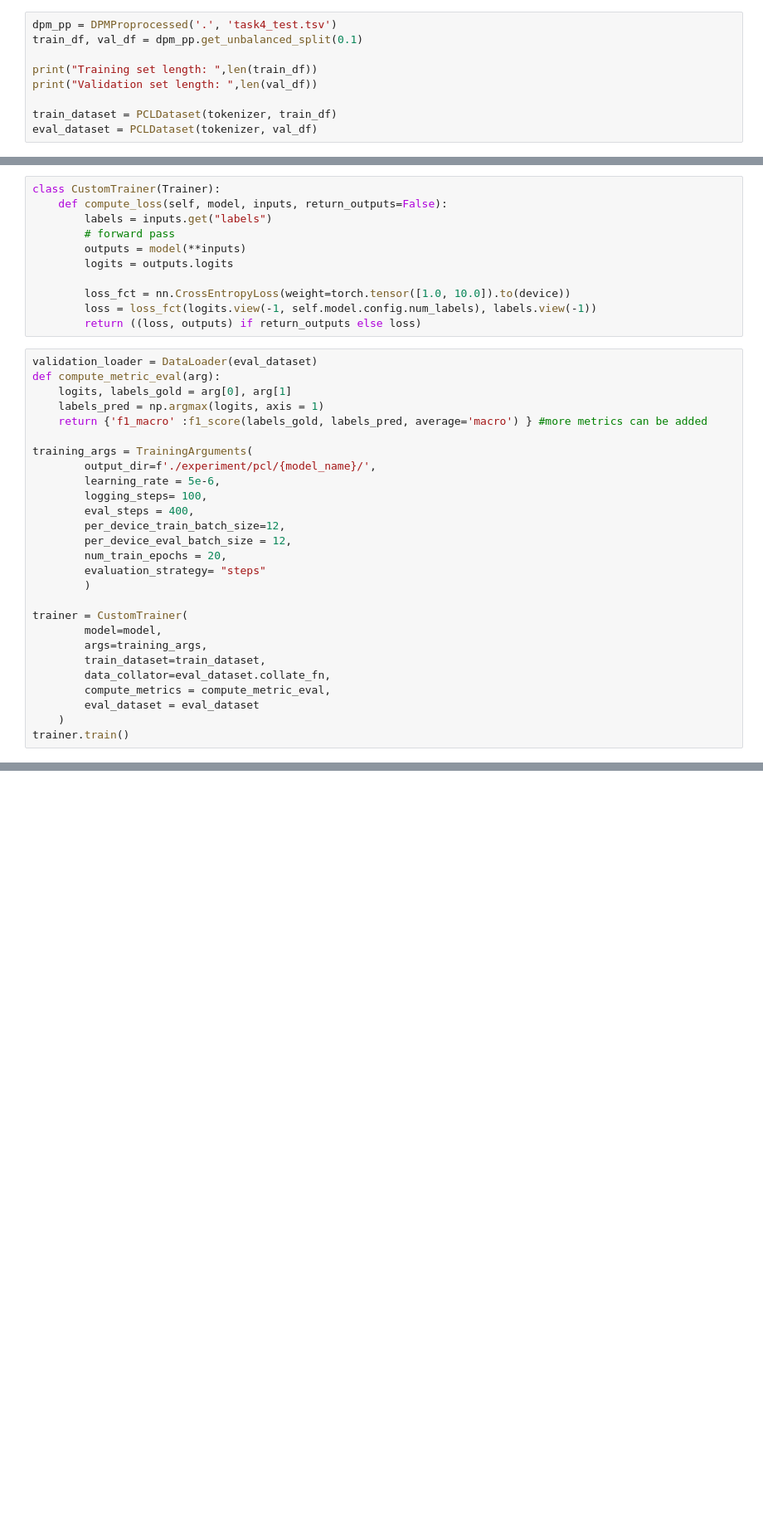
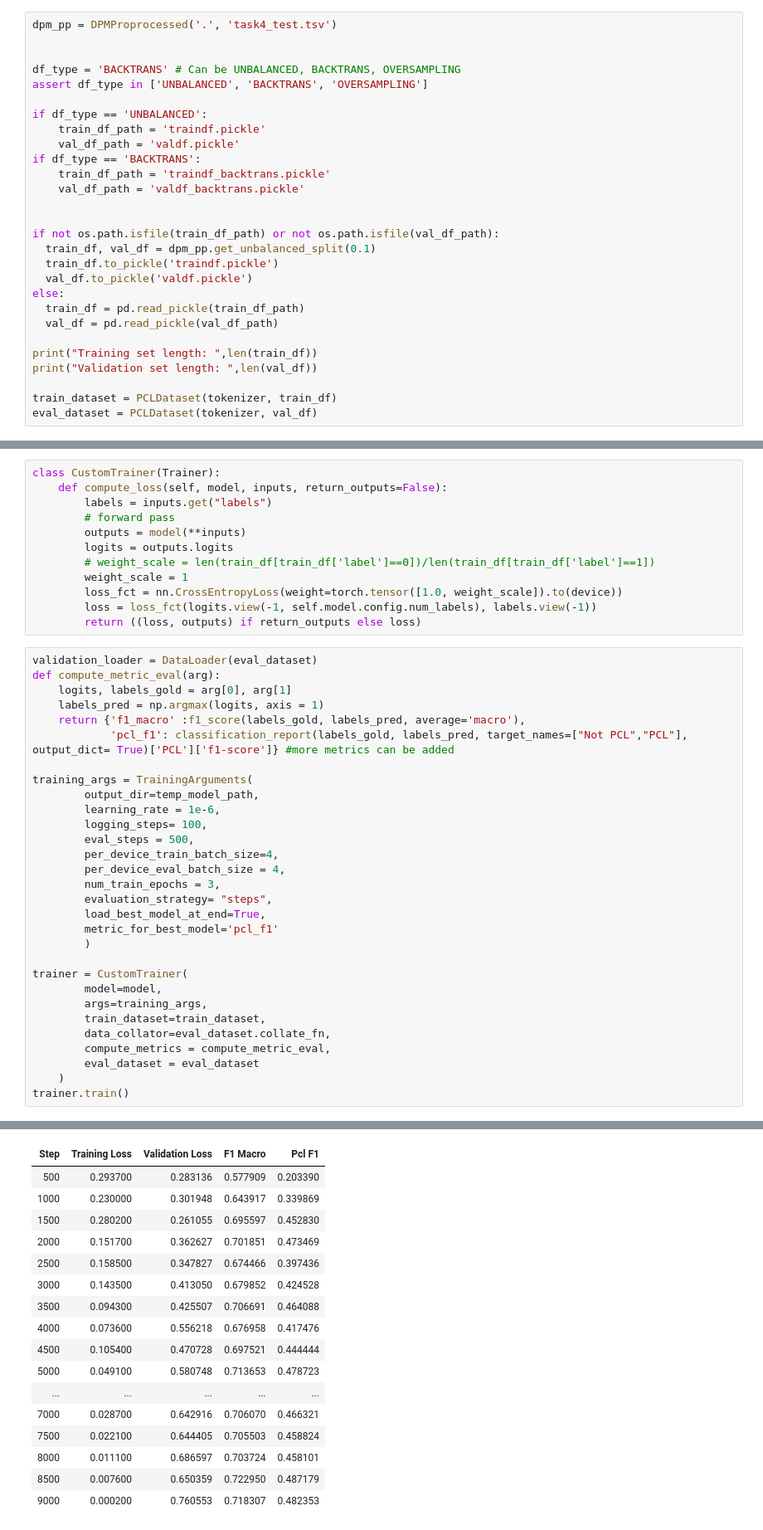
Before and after one commit to 772435284/NLP_CW, a Jupyter notebook: NLP_CW/jonas.ipynb, the cells around one changed output, grey strips where cells are left out. Shown at 83% size. Cells and saved outputs as stored; diff of their text form; blank space fills up the shorter version.

```diff
--- a/NLP_CW/jonas.ipynb
+++ b/NLP_CW/jonas.ipynb
@@ -75,6 +142,25 @@ You should probably TRAIN this model on a down-stream task to be able to use it
 # %%
 dpm_pp = DPMProprocessed('.', 'task4_test.tsv')
-train_df, val_df = dpm_pp.get_unbalanced_split(0.1)
+
+
+df_type = 'BACKTRANS' # Can be UNBALANCED, BACKTRANS, OVERSAMPLING
+assert df_type in ['UNBALANCED', 'BACKTRANS', 'OVERSAMPLING']
+
+if df_type == 'UNBALANCED':
+    train_df_path = 'traindf.pickle'
+    val_df_path = 'valdf.pickle'
+if df_type == 'BACKTRANS':
+    train_df_path = 'traindf_backtrans.pickle'
+    val_df_path = 'valdf_backtrans.pickle'
+
+
+if not os.path.isfile(train_df_path) or not os.path.isfile(val_df_path):
+  train_df, val_df = dpm_pp.get_unbalanced_split(0.1)
+  train_df.to_pickle('traindf.pickle')
+  val_df.to_pickle('valdf.pickle')
+else:
+  train_df = pd.read_pickle(train_df_path)
+  val_df = pd.read_pickle(val_df_path)
 
 print("Training set length: ",len(train_df))
 print("Validation set length: ",len(val_df))
@@ -106,8 +192,9 @@ class CustomTrainer(Trainer):
         # forward pass
         outputs = model(**inputs)
         logits = outputs.logits
-
-        loss_fct = nn.CrossEntropyLoss(weight=torch.tensor([1.0, 10.0]).to(device))
+        # weight_scale = len(train_df[train_df['label']==0])/len(train_df[train_df['label']==1])
+        weight_scale = 1
+        loss_fct = nn.CrossEntropyLoss(weight=torch.tensor([1.0, weight_scale]).to(device))
         loss = loss_fct(logits.view(-1, self.model.config.num_labels), labels.view(-1))
         return ((loss, outputs) if return_outputs else loss)
 # %%
@@ -115,17 +202,20 @@ validation_loader = DataLoader(eval_dataset)
 def compute_metric_eval(arg):
     logits, labels_gold = arg[0], arg[1]
     labels_pred = np.argmax(logits, axis = 1)
-    return {'f1_macro' :f1_score(labels_gold, labels_pred, average='macro') } #more metrics can be added
+    return {'f1_macro' :f1_score(labels_gold, labels_pred, average='macro'),
+            'pcl_f1': classification_report(labels_gold, labels_pred, target_names=["Not PCL","PCL"], output_dict= True)['PCL']['f1-score']} #more metrics can be added
 
 training_args = TrainingArguments(
-        output_dir=f'./experiment/pcl/{model_name}/',
-        learning_rate = 5e-6,
+        output_dir=temp_model_path,
+        learning_rate = 1e-6,
         logging_steps= 100,
-        eval_steps = 400,
-        per_device_train_batch_size=12,
-        per_device_eval_batch_size = 12,
-        num_train_epochs = 20,
-        evaluation_strategy= "steps"
+        eval_steps = 500,
+        per_device_train_batch_size=4,
+        per_device_eval_batch_size = 4,
+        num_train_epochs = 3,
+        evaluation_strategy= "steps",
+        load_best_model_at_end=True,
+        metric_for_best_model='pcl_f1'
         )
 
 trainer = CustomTrainer(
@@ -149,0 +240,17 @@ Using the `WAND_DISABLED` environment variable is deprecated and will be removed
+| Step | Training Loss | Validation Loss | F1 Macro | Pcl F1 |
+| 500 | 0.293700 | 0.283136 | 0.577909 | 0.203390 |
+| 1000 | 0.230000 | 0.301948 | 0.643917 | 0.339869 |
+| 1500 | 0.280200 | 0.261055 | 0.695597 | 0.452830 |
+| 2000 | 0.151700 | 0.362627 | 0.701851 | 0.473469 |
+| 2500 | 0.158500 | 0.347827 | 0.674466 | 0.397436 |
+| 3000 | 0.143500 | 0.413050 | 0.679852 | 0.424528 |
+| 3500 | 0.094300 | 0.425507 | 0.706691 | 0.464088 |
+| 4000 | 0.073600 | 0.556218 | 0.676958 | 0.417476 |
+| 4500 | 0.105400 | 0.470728 | 0.697521 | 0.444444 |
+| 5000 | 0.049100 | 0.580748 | 0.713653 | 0.478723 |
+| ... | ... | ... | ... | ... |
+| 7000 | 0.028700 | 0.642916 | 0.706070 | 0.466321 |
+| 7500 | 0.022100 | 0.644405 | 0.705503 | 0.458824 |
+| 8000 | 0.011100 | 0.686597 | 0.703724 | 0.458101 |
+| 8500 | 0.007600 | 0.650359 | 0.722950 | 0.487179 |
+| 9000 | 0.000200 | 0.760553 | 0.718307 | 0.482353 |
```
Also changed, not shown: parts of 13 cells of this notebook.
